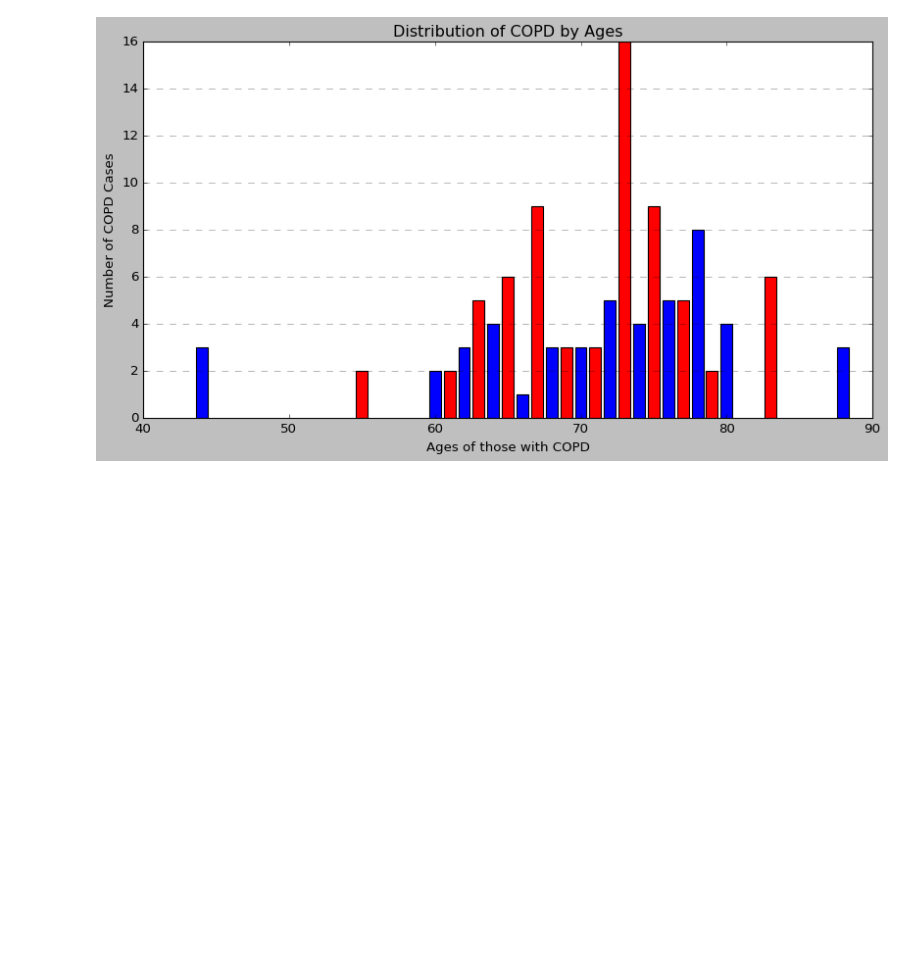
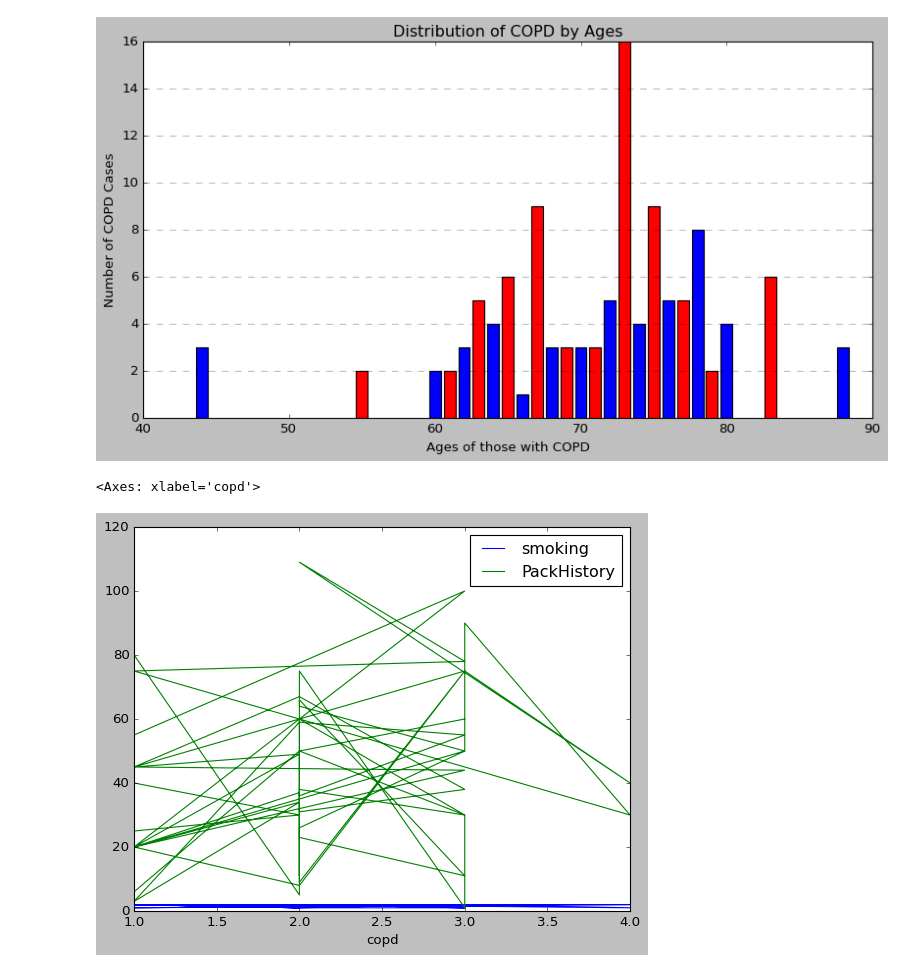
Before and after one commit to TrishS7777/Capstone_Project_2025_Patricia_Sullivan1, a Jupyter notebook: CapstoneProject2025PatriciaSullivan.ipynb, the cells around one changed output. Saved outputs shown, nothing was run; the diff lists cells and outputs as text; code cells hidden in the pictures; blank space fills up the shorter version.

```diff
--- a/CapstoneProject2025PatriciaSullivan.ipynb
+++ b/CapstoneProject2025PatriciaSullivan.ipynb
@@ -961,3 +964,9 @@ plt.grid(axis='y', linestyle='--', alpha=0.5)
 plt.show()
 # %% [output]
 [figure]
+# %%
+# Plot the columns.
+merged_copd_dataset2_cleaned.plot(x='copd', y=['smoking' ,'PackHistory'], kind='line')
+# %% [output]
+<Axes: xlabel='copd'>
+[figure, added]
```
Also changed, not shown: parts of 52 cells of this notebook, 1 other file.
